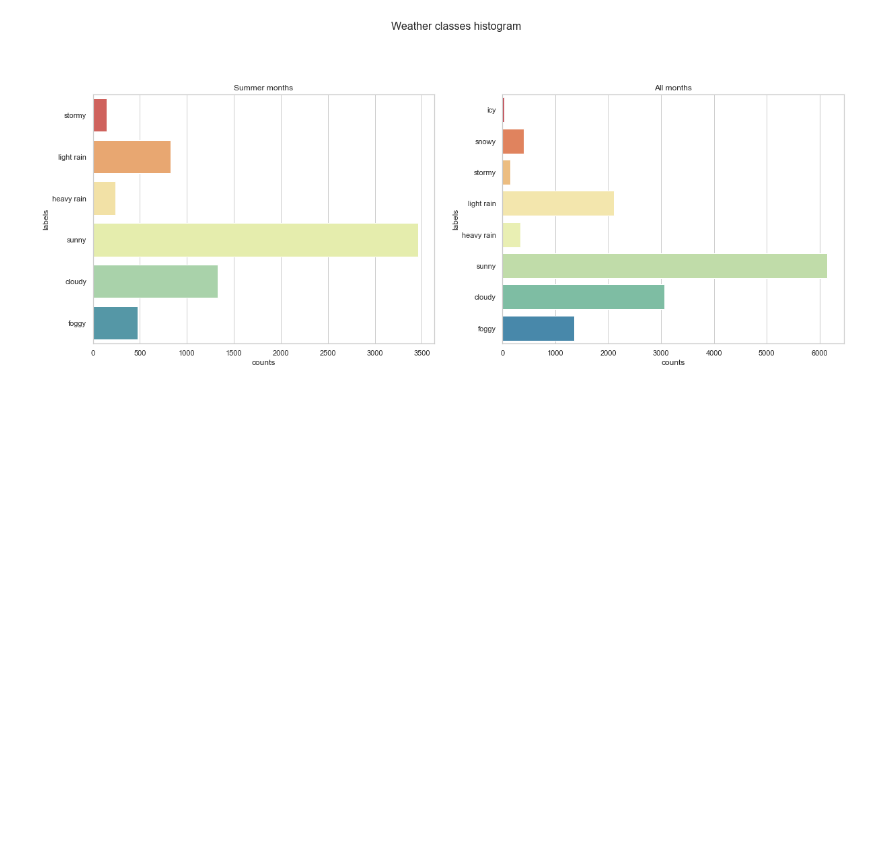
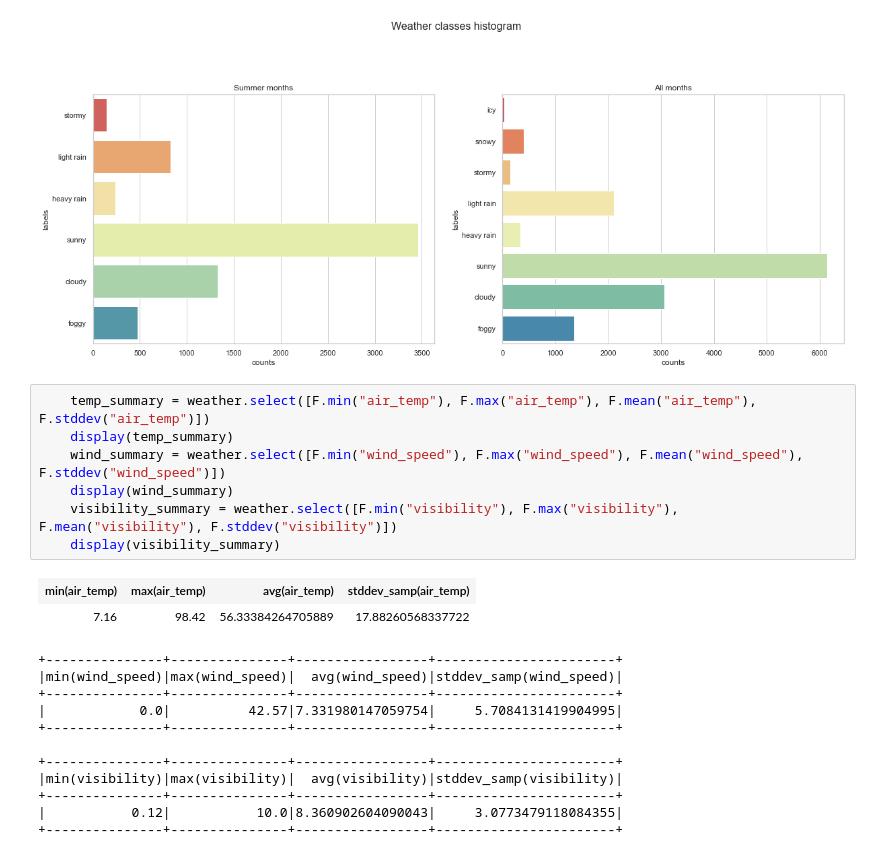
Before and after one commit to IrenaDJ/big-data-bike-sharing, a Jupyter notebook: exploration-weather.ipynb, the cells around one changed output. Drawn from its saved outputs; the diff is of its cells as text; blank space fills up the shorter version.

Commit message:
summary added

```diff
--- a/exploration-weather.ipynb
+++ b/exploration-weather.ipynb
@@ -287,3 +287,24 @@ plt.suptitle('Weather classes histogram', fontsize=16)
 # %% [output]
 Text(0.5, 0.98, 'Weather classes histogram')
 [figure]
+# %%
+    temp_summary = weather.select([F.min("air_temp"), F.max("air_temp"), F.mean("air_temp"), F.stddev("air_temp")])
+    display(temp_summary)
+    wind_summary = weather.select([F.min("wind_speed"), F.max("wind_speed"), F.mean("wind_speed"), F.stddev("wind_speed")])
+    display(wind_summary)
+    visibility_summary = weather.select([F.min("visibility"), F.max("visibility"), F.mean("visibility"), F.stddev("visibility")])
+    display(visibility_summary)
+# %% [output]
+| min(air_temp) | max(air_temp) | avg(air_temp) | stddev_samp(air_temp) |
+| 7.16 | 98.42 | 56.33384264705889 | 17.88260568337722 |
++---------------+---------------+-----------------+-----------------------+
+|min(wind_speed)|max(wind_speed)|  avg(wind_speed)|stddev_samp(wind_speed)|
++---------------+---------------+-----------------+-----------------------+
+|            0.0|          42.57|7.331980147059754|     5.7084131419904995|
++---------------+---------------+-----------------+-----------------------+
+
++---------------+---------------+-----------------+-----------------------+
+|min(visibility)|max(visibility)|  avg(visibility)|stddev_samp(visibility)|
++---------------+---------------+-----------------+-----------------------+
+|           0.12|           10.0|8.360902604090043|     3.0773479118084355|
++---------------+---------------+-----------------+-----------------------+
```
Also changed, not shown: parts of 4 cells of this notebook, 1 other file.
